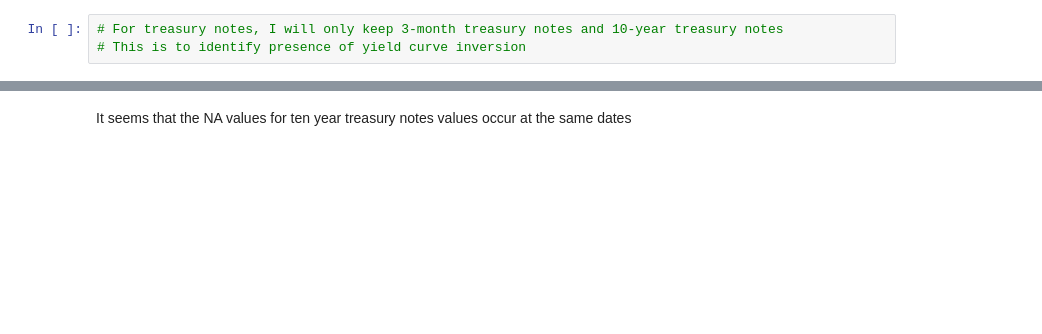
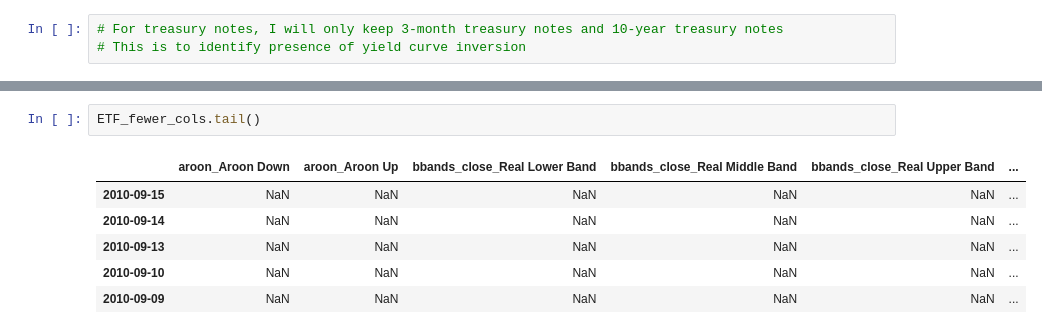
Before and after one commit to HaoxuanXu/Stock_Market_Trend_Prediction, a Jupyter notebook: Data_Cleaning.ipynb, the cells around one changed output, grey strips where cells are left out. Cells and saved outputs as stored; diff of their text form; blank space fills up the shorter version.

```diff
--- a/Data_Cleaning.ipynb
+++ b/Data_Cleaning.ipynb
@@ -146,2 +110,9 @@ ETF_fewer_cols[ETF_fewer_cols["treasury_1 MO"].isna()==True]
-# %% [markdown]
-It seems that the NA values for ten year treasury notes values occur at the same dates
+# %%
+ETF_fewer_cols.tail()
+# %% [output]
+|  | aroon_Aroon Down | aroon_Aroon Up | bbands_close_Real Lower Band | bbands_close_Real Middle Band | bbands_close_Real Upper Band | ... |
+| 2010-09-15 | NaN | NaN | NaN | NaN | NaN | ... |
+| 2010-09-14 | NaN | NaN | NaN | NaN | NaN | ... |
+| 2010-09-13 | NaN | NaN | NaN | NaN | NaN | ... |
+| 2010-09-10 | NaN | NaN | NaN | NaN | NaN | ... |
+| 2010-09-09 | NaN | NaN | NaN | NaN | NaN | ... |
```
Also changed, not shown: parts of 13 cells of this notebook, 2 other files.
